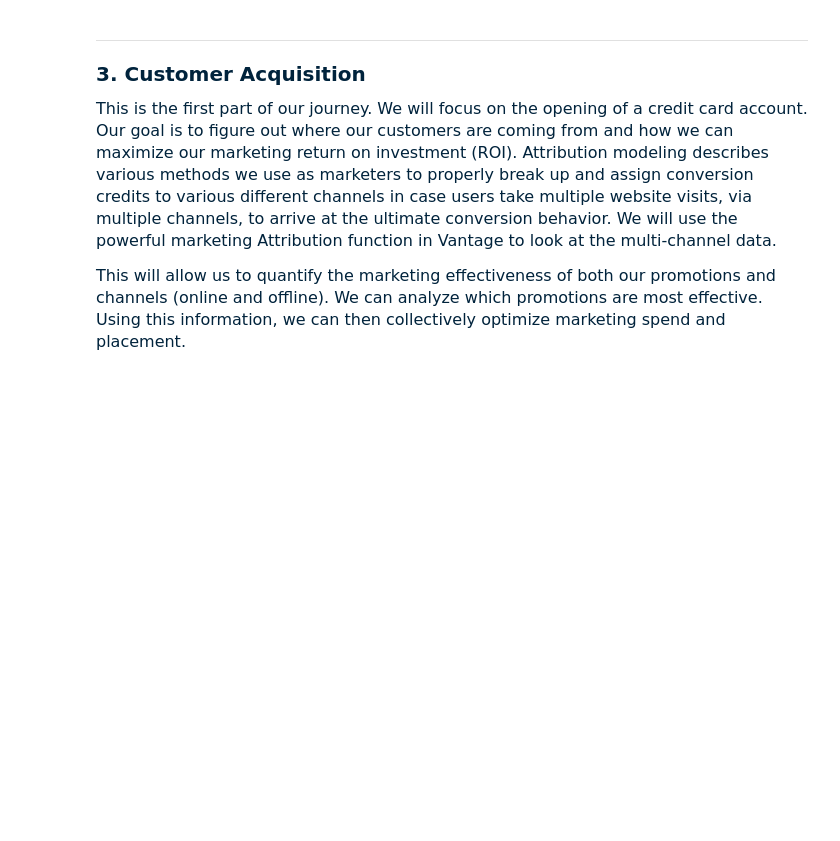
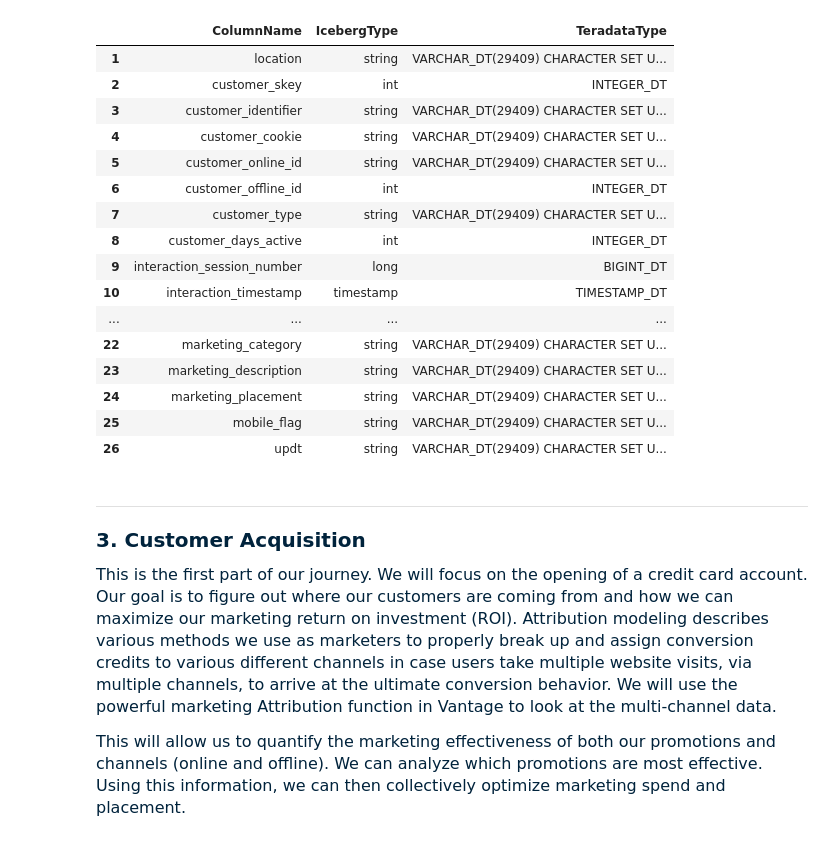
Before and after one commit to Teradata/ai-unlimited-demos, a Jupyter notebook: UseCases/Financial_Customer_Journey_SQL.ipynb, the cells around one changed output. Saved outputs shown, nothing was run; the diff lists cells and outputs as text; code cells hidden in the pictures; blank space fills up the shorter version.

Commit message:
updated SQL notebooks for customer journey and vector embedding

```diff
--- a/UseCases/Financial_Customer_Journey_SQL.ipynb
+++ b/UseCases/Financial_Customer_Journey_SQL.ipynb
@@ -46,5 +85,23 @@ HELP DATABASE td_fabric_datalake.Build_Demos;
 # %%
-HELP TABLE td_fabric_datalake.Build_Demos.customer_journey;
+HELP TABLE aws_glue_catalog.tddemos_glue_db.customer_journey;
+# %% [output]
+|  | ColumnName | IcebergType | TeradataType |
+| 1 | location | string | VARCHAR_DT(29409) CHARACTER SET U... |
+| 2 | customer_skey | int | INTEGER_DT |
+| 3 | customer_identifier | string | VARCHAR_DT(29409) CHARACTER SET U... |
+| 4 | customer_cookie | string | VARCHAR_DT(29409) CHARACTER SET U... |
+| 5 | customer_online_id | string | VARCHAR_DT(29409) CHARACTER SET U... |
+| 6 | customer_offline_id | int | INTEGER_DT |
+| 7 | customer_type | string | VARCHAR_DT(29409) CHARACTER SET U... |
+| 8 | customer_days_active | int | INTEGER_DT |
+| 9 | interaction_session_number | long | BIGINT_DT |
+| 10 | interaction_timestamp | timestamp | TIMESTAMP_DT |
+| ... | ... | ... | ... |
+| 22 | marketing_category | string | VARCHAR_DT(29409) CHARACTER SET U... |
+| 23 | marketing_description | string | VARCHAR_DT(29409) CHARACTER SET U... |
+| 24 | marketing_placement | string | VARCHAR_DT(29409) CHARACTER SET U... |
+| 25 | mobile_flag | string | VARCHAR_DT(29409) CHARACTER SET U... |
+| 26 | updt | string | VARCHAR_DT(29409) CHARACTER SET U... |
 # %% [markdown]
 <hr style="height:2px;border:none;background-color:#00233C;">
 <p style = 'font-size:20px;font-family:Arial;color:#00233C'><b>3. Customer Acquisition</b></p>
```
Also changed, not shown: parts of 28 cells of this notebook, 1 other file.
